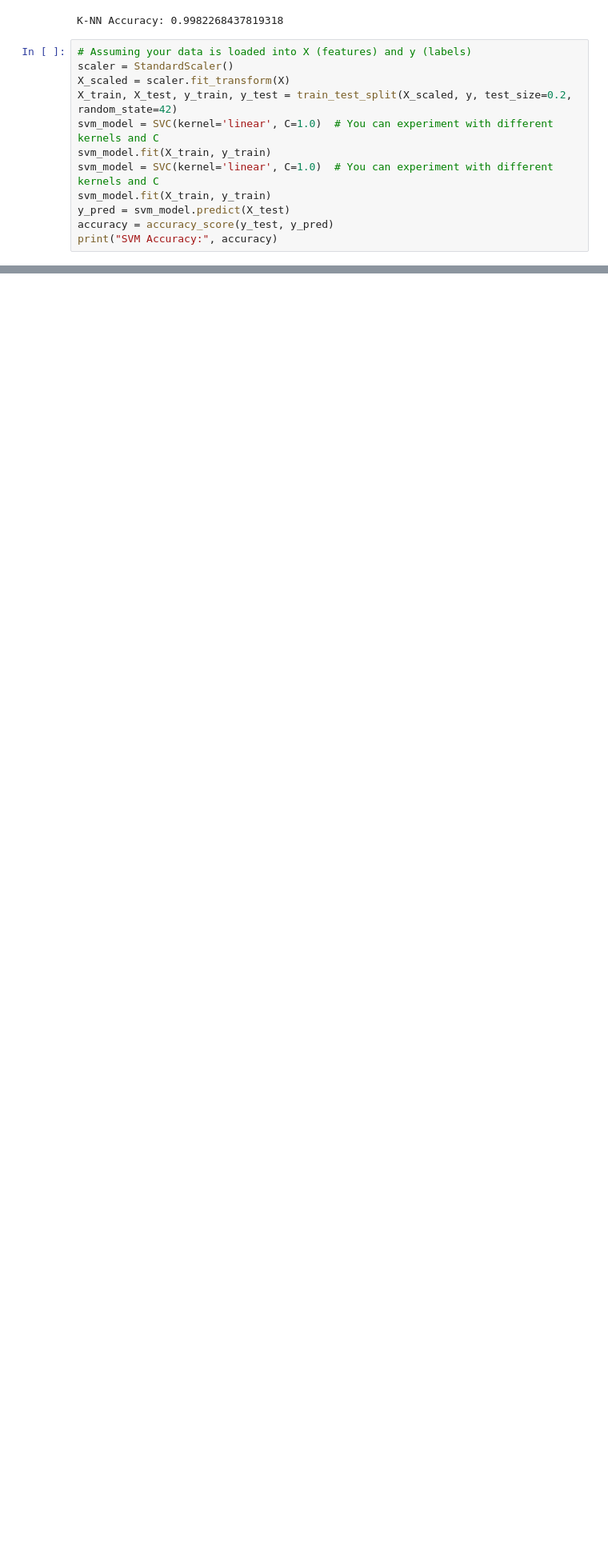
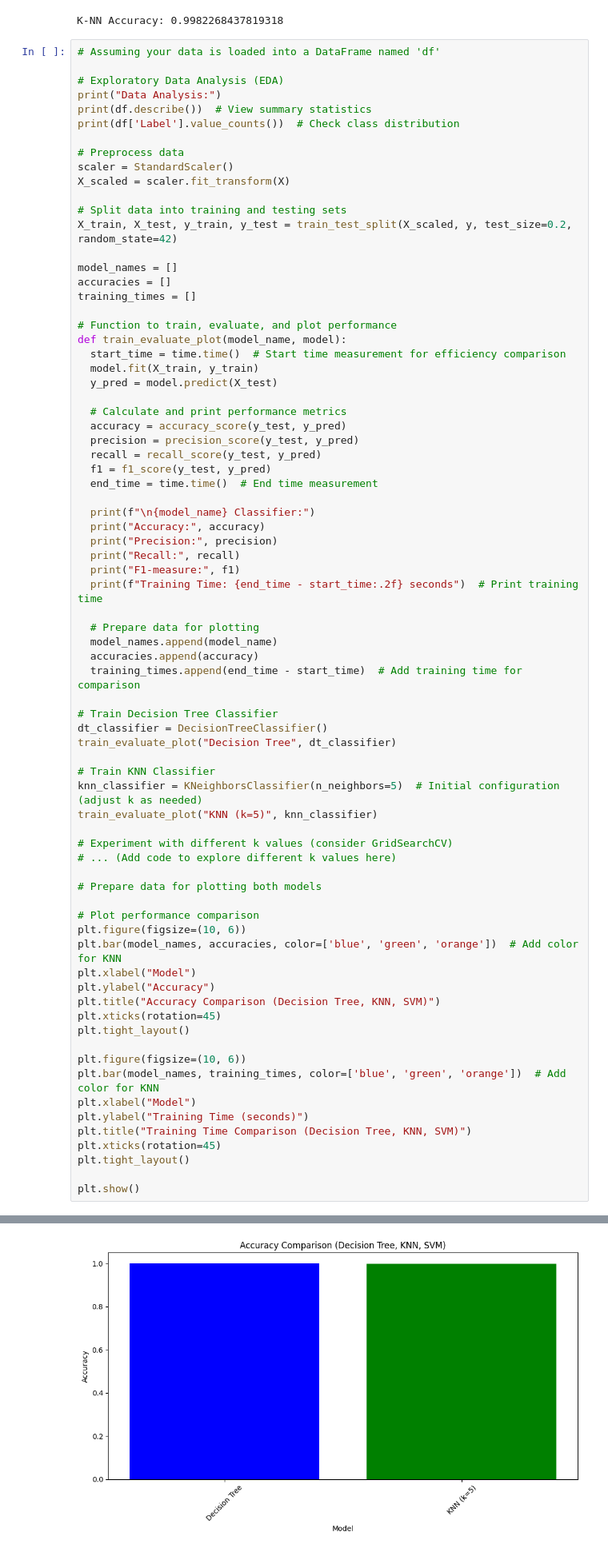
Before and after one commit to B4rross/IA, a Jupyter notebook: proj.ipynb, the cells around one changed output, grey strips where cells are left out. Shown: that part at 80% size. Cells and saved outputs as stored; diff of their text form; blank space fills up the shorter version.

```diff
--- a/proj.ipynb
+++ b/proj.ipynb
@@ -100,15 +121,79 @@ accuracy = accuracy_score(y_test, y_pred)
 print("K-NN Accuracy:", accuracy)
 # %% [output]
 K-NN Accuracy: 0.9982268437819318
-# %%
-# Assuming your data is loaded into X (features) and y (labels)
-scaler = StandardScaler()
-X_scaled = scaler.fit_transform(X)
-X_train, X_test, y_train, y_test = train_test_split(X_scaled, y, test_size=0.2, random_state=42)
-svm_model = SVC(kernel='linear', C=1.0)  # You can experiment with different kernels and C
-svm_model.fit(X_train, y_train)
-svm_model = SVC(kernel='linear', C=1.0)  # You can experiment with different kernels and C
-svm_model.fit(X_train, y_train)
-y_pred = svm_model.predict(X_test)
-accuracy = accuracy_score(y_test, y_pred)
-print("SVM Accuracy:", accuracy)
+# %%
+# Assuming your data is loaded into a DataFrame named 'df'
+
+# Exploratory Data Analysis (EDA)
+print("Data Analysis:")
+print(df.describe())  # View summary statistics
+print(df['Label'].value_counts())  # Check class distribution
+
+# Preprocess data
+scaler = StandardScaler()
+X_scaled = scaler.fit_transform(X)
+
+# Split data into training and testing sets
+X_train, X_test, y_train, y_test = train_test_split(X_scaled, y, test_size=0.2, random_state=42)
+
+model_names = []
+accuracies = []
+training_times = []
+
+# Function to train, evaluate, and plot performance
+def train_evaluate_plot(model_name, model):
+  start_time = time.time()  # Start time measurement for efficiency comparison
+  model.fit(X_train, y_train)
+  y_pred = model.predict(X_test)
+
+  # Calculate and print performance metrics
+  accuracy = accuracy_score(y_test, y_pred)
+  precision = precision_score(y_test, y_pred)
+  recall = recall_score(y_test, y_pred)
+  f1 = f1_score(y_test, y_pred)
+  end_time = time.time()  # End time measurement
+
+  print(f"\n{model_name} Classifier:")
+  print("Accuracy:", accuracy)
+  print("Precision:", precision)
+  print("Recall:", recall)
+  print("F1-measure:", f1)
+  print(f"Training Time: {end_time - start_time:.2f} seconds")  # Print training time
+
+  # Prepare data for plotting
+  model_names.append(model_name)
+  accuracies.append(accuracy)
+  training_times.append(end_time - start_time)  # Add training time for comparison
+
+# Train Decision Tree Classifier
+dt_classifier = DecisionTreeClassifier()
+train_evaluate_plot("Decision Tree", dt_classifier)
+
+# Train KNN Classifier
+knn_classifier = KNeighborsClassifier(n_neighbors=5)  # Initial configuration (adjust k as needed)
+train_evaluate_plot("KNN (k=5)", knn_classifier)
+
+# Experiment with different k values (consider GridSearchCV)
+# ... (Add code to explore different k values here)
+
+# Prepare data for plotting both models
+
+# Plot performance comparison
+plt.figure(figsize=(10, 6))
+plt.bar(model_names, accuracies, color=['blue', 'green', 'orange'])  # Add color for KNN
+plt.xlabel("Model")
+plt.ylabel("Accuracy")
+plt.title("Accuracy Comparison (Decision Tree, KNN, SVM)")
+plt.xticks(rotation=45)
+plt.tight_layout()
+
+plt.figure(figsize=(10, 6))
+plt.bar(model_names, training_times, color=['blue', 'green', 'orange'])  # Add color for KNN
+plt.xlabel("Model")
+plt.ylabel("Training Time (seconds)")
+plt.title("Training Time Comparison (Decision Tree, KNN, SVM)")
+plt.xticks(rotation=45)
+plt.tight_layout()
+
+plt.show()
+# %% [output]
@@ -114,0 +217 @@ print("SVM Accuracy:", accuracy)
+[figure, added]
```
Also changed, not shown: parts of 4 cells of this notebook, 1 other file.
